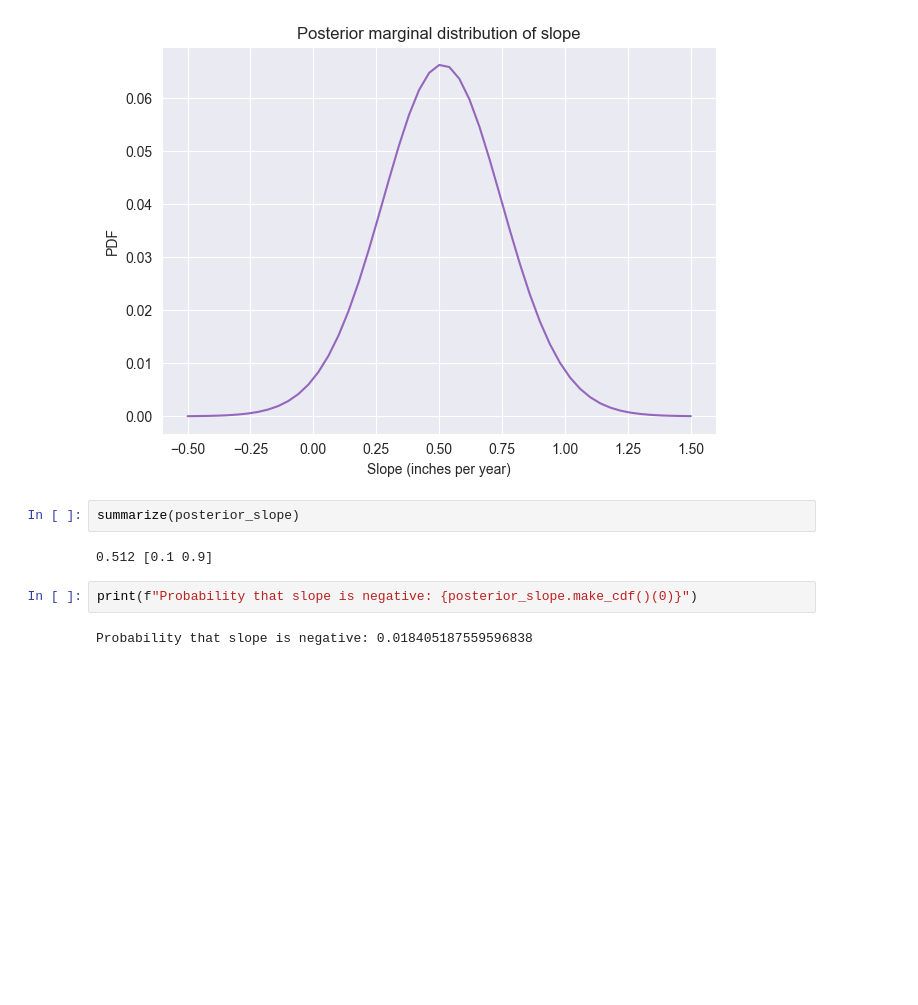
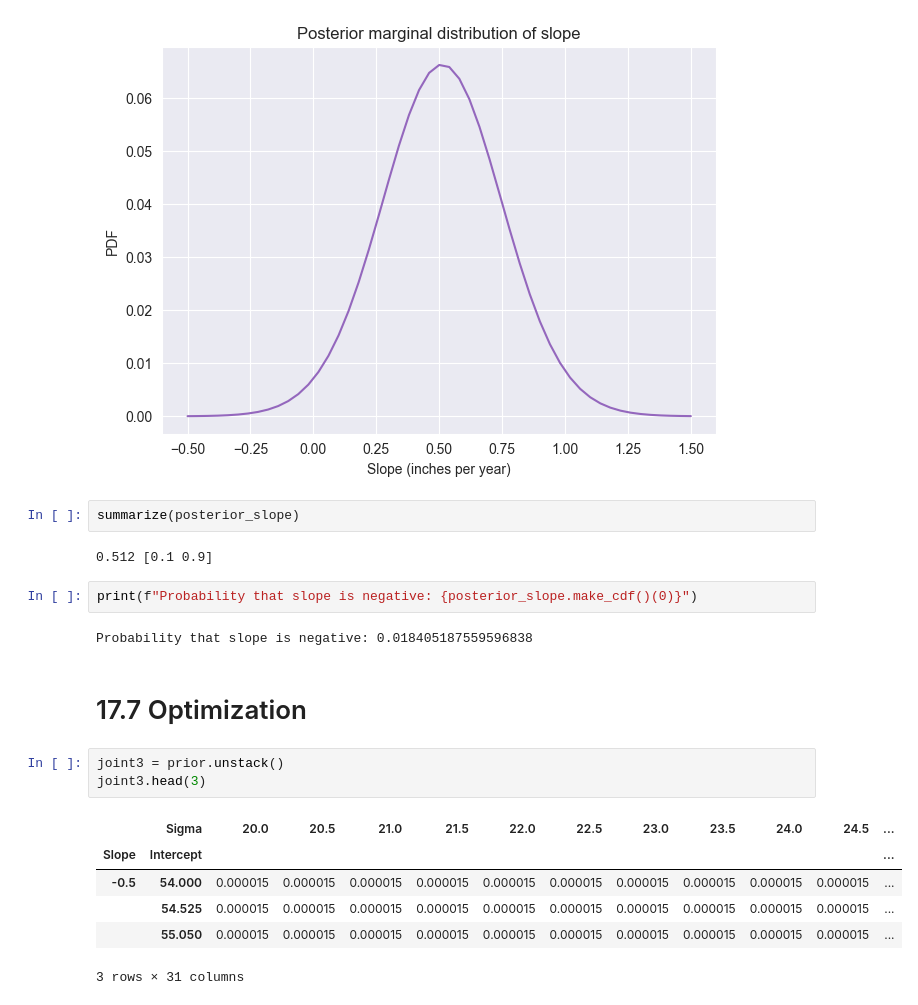
Before and after one commit to Xupeiyi/think-bayes, a Jupyter notebook: chapter17.ipynb, the cells around one changed output. Cells and saved outputs as stored; diff of their text form; blank space fills up the shorter version.

```diff
--- a/chapter17.ipynb
+++ b/chapter17.ipynb
@@ -210,3 +211,15 @@ summarize(posterior_slope)
 print(f"Probability that slope is negative: {posterior_slope.make_cdf()(0)}")
 # %% [output]
 Probability that slope is negative: 0.018405187559596838
+# %% [markdown]
+# 17.7 Optimization
+# %%
+joint3 = prior.unstack()
+joint3.head(3)
+# %% [output]
+|  | Sigma | 20.0 | 20.5 | 21.0 | 21.5 | 22.0 | 22.5 | 23.0 | 23.5 | 24.0 | 24.5 | ... |
+| Slope | Intercept |  |  |  |  |  |  |  |  |  |  | ... |
+| -0.5 | 54.000 | 0.000015 | 0.000015 | 0.000015 | 0.000015 | 0.000015 | 0.000015 | 0.000015 | 0.000015 | 0.000015 | 0.000015 | ... |
+|  | 54.525 | 0.000015 | 0.000015 | 0.000015 | 0.000015 | 0.000015 | 0.000015 | 0.000015 | 0.000015 | 0.000015 | 0.000015 | ... |
+|  | 55.050 | 0.000015 | 0.000015 | 0.000015 | 0.000015 | 0.000015 | 0.000015 | 0.000015 | 0.000015 | 0.000015 | 0.000015 | ... |
+3 rows × 31 columns
```
Also changed, not shown: parts of 6 cells of this notebook.
